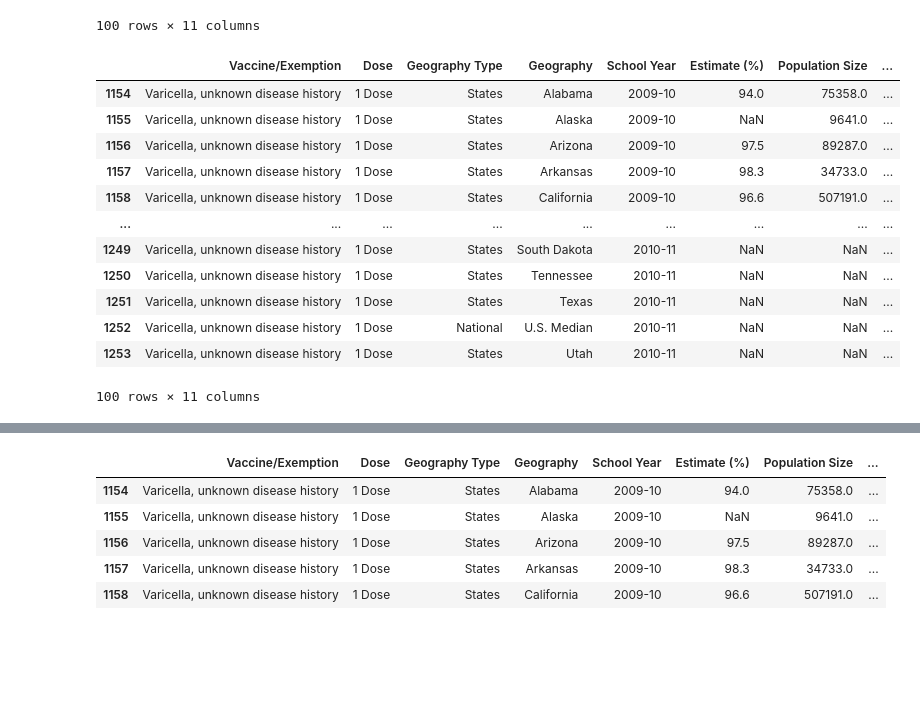
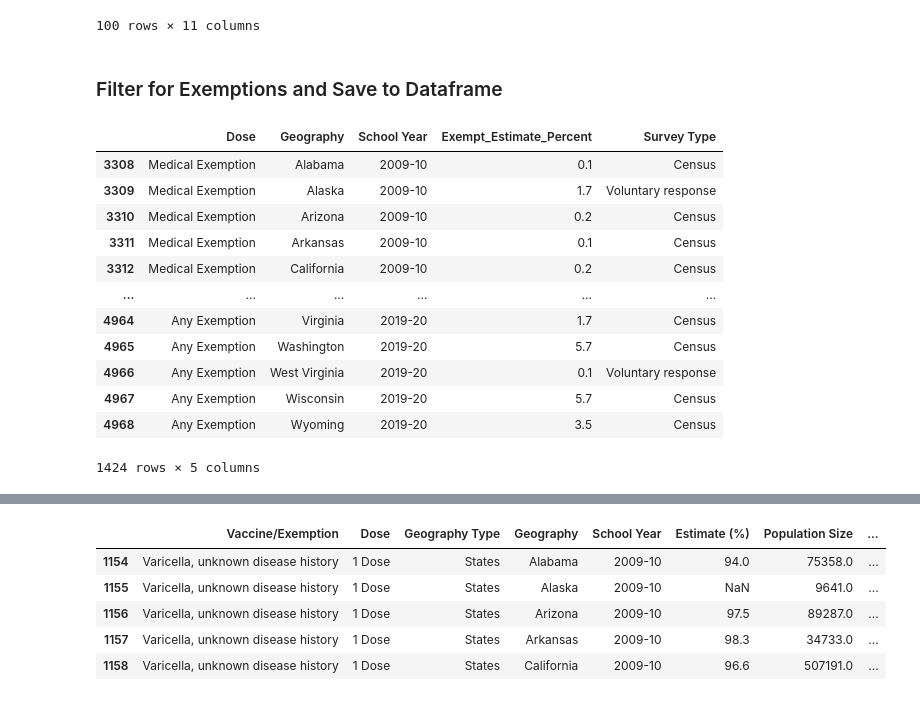
Before and after one commit to jared-roussel/chickenpox-vaccinations, a Jupyter notebook: main.ipynb, the cells around one changed output, grey strips where cells are left out. Saved outputs shown, nothing was run; the diff lists cells and outputs as text; code cells hidden in the pictures; blank space fills up the shorter version.

Commit message:
exemptions dataframe

```diff
--- a/main.ipynb
+++ b/main.ipynb
@@ -50,21 +36,24 @@ coverage_exmpt_file_df.head(100)
 | 98 | MMR | NaN | National | U.S. Median | 2010-11 | NaN | NaN | ... |
 | 99 | MMR | NaN | States | Utah | 2010-11 | NaN | NaN | ... |
 100 rows × 11 columns
-# %%
-#Filter only for chickenpox vaccine (varicella)
-chickenpox_df = coverage_exmpt_file_df.loc[coverage_exmpt_file_df['Vaccine/Exemption'] == 'Varicella, unknown disease history']
-chickenpox_df.head(100)
-# %% [output]
-|  | Vaccine/Exemption | Dose | Geography Type | Geography | School Year | Estimate (%) | Population Size | ... |
-| 1154 | Varicella, unknown disease history | 1 Dose | States | Alabama | 2009-10 | 94.0 | 75358.0 | ... |
-| 1155 | Varicella, unknown disease history | 1 Dose | States | Alaska | 2009-10 | NaN | 9641.0 | ... |
-| 1156 | Varicella, unknown disease history | 1 Dose | States | Arizona | 2009-10 | 97.5 | 89287.0 | ... |
-| 1157 | Varicella, unknown disease history | 1 Dose | States | Arkansas | 2009-10 | 98.3 | 34733.0 | ... |
-| 1158 | Varicella, unknown disease history | 1 Dose | States | California | 2009-10 | 96.6 | 507191.0 | ... |
-| ... | ... | ... | ... | ... | ... | ... | ... | ... |
-| 1249 | Varicella, unknown disease history | 1 Dose | States | South Dakota | 2010-11 | NaN | NaN | ... |
-| 1250 | Varicella, unknown disease history | 1 Dose | States | Tennessee | 2010-11 | NaN | NaN | ... |
-| 1251 | Varicella, unknown disease history | 1 Dose | States | Texas | 2010-11 | NaN | NaN | ... |
-| 1252 | Varicella, unknown disease history | 1 Dose | National | U.S. Median | 2010-11 | NaN | NaN | ... |
-| 1253 | Varicella, unknown disease history | 1 Dose | States | Utah | 2010-11 | NaN | NaN | ... |
-100 rows × 11 columns
+# %% [markdown]
+### Filter for Exemptions and Save to Dataframe
+# %%
+exemptions_df = coverage_exmpt_file_df.loc[(coverage_exmpt_file_df['Vaccine/Exemption'] == 'Exemption'),['Dose','Geography','School Year','Estimate (%)','Survey Type']].copy()
+exemptions_df.dropna(subset=['Estimate (%)'], inplace =True)
+exemptions_df.rename(columns={"Estimate (%)": "Exempt_Estimate_Percent"}, inplace = True)
+exemptions_df
+# %% [output]
+|  | Dose | Geography | School Year | Exempt_Estimate_Percent | Survey Type |
+| 3308 | Medical Exemption | Alabama | 2009-10 | 0.1 | Census |
+| 3309 | Medical Exemption | Alaska | 2009-10 | 1.7 | Voluntary response |
+| 3310 | Medical Exemption | Arizona | 2009-10 | 0.2 | Census |
+| 3311 | Medical Exemption | Arkansas | 2009-10 | 0.1 | Census |
+| 3312 | Medical Exemption | California | 2009-10 | 0.2 | Census |
+| ... | ... | ... | ... | ... | ... |
+| 4964 | Any Exemption | Virginia | 2019-20 | 1.7 | Census |
+| 4965 | Any Exemption | Washington | 2019-20 | 5.7 | Census |
+| 4966 | Any Exemption | West Virginia | 2019-20 | 0.1 | Voluntary response |
+| 4967 | Any Exemption | Wisconsin | 2019-20 | 5.7 | Census |
+| 4968 | Any Exemption | Wyoming | 2019-20 | 3.5 | Census |
+1424 rows × 5 columns
```
Also changed, not shown: parts of 7 cells of this notebook.
